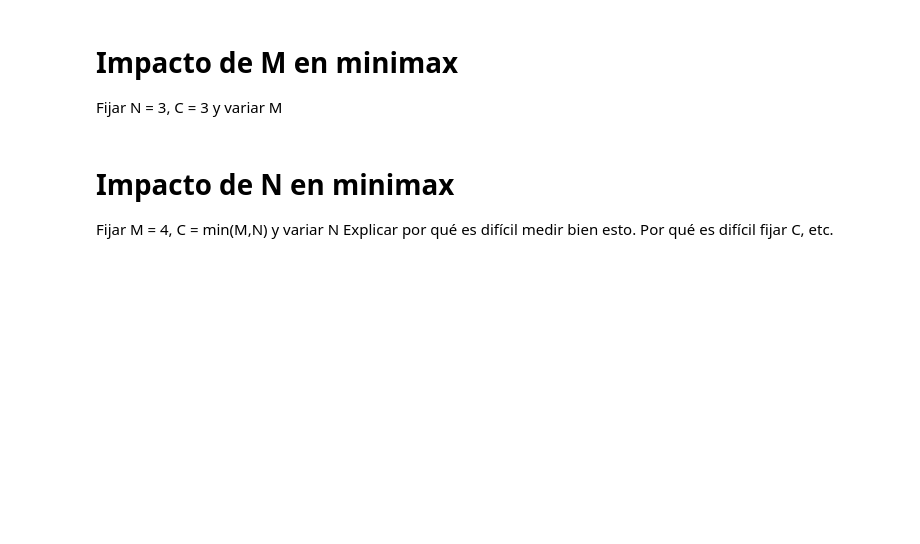
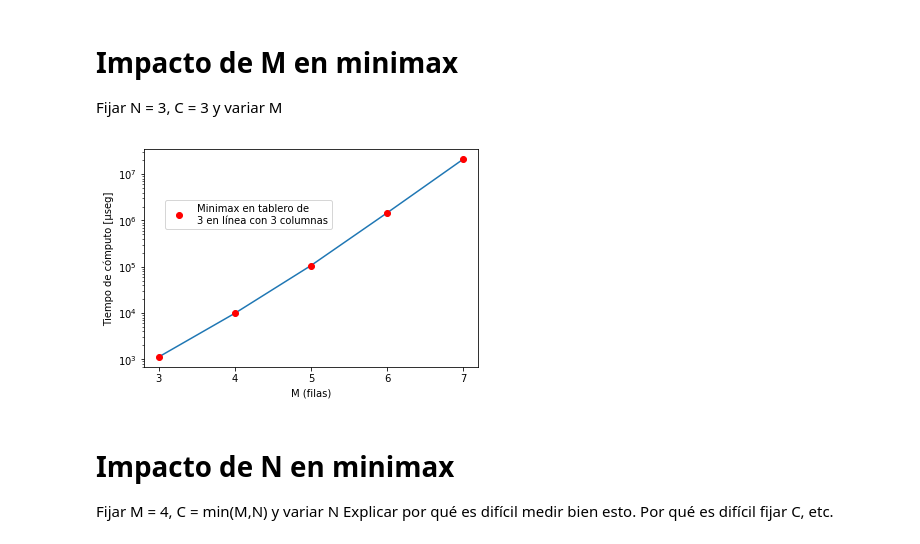
Before and after one commit to npazosmendez/connect4-AI, a Jupyter notebook: mediciones/exp_minimax.ipynb, the cells around one changed output. Cells and saved outputs as stored; diff of their text form; code cells hidden in the pictures; blank space fills up the shorter version.

```diff
--- a/mediciones/exp_minimax.ipynb
+++ b/mediciones/exp_minimax.ipynb
@@ -80,19 +82,21 @@ np.save('save/tiempos_M_minimax.npy',tiempos)
 # %%
 tiempos = np.load('save/tiempos_M_minimax.npy')
 MM = [3,4,5,6,7]
 # Format plot
 plt.figure()
 plt.xticks(MM)
 plt.yscale('log')
 plt.xlabel('M (filas)')
-plt.ylabel('Tiempo de cómputo [microsegundos]')
+plt.ylabel('Tiempo de cómputo [μseg]')
 
 # Data
 plt.plot(MM,tiempos)
-plt.plot(MM,tiempos,'ro',label='Tablero de 3 en línea \ncon 3 columnas')
+plt.plot(MM,tiempos,'ro',label='Minimax en tablero de \n3 en línea con 3 columnas')
 plt.legend(loc='center left',bbox_to_anchor=(0.05,0.7))
 plt.savefig('plots/minimax_M.pdf')
 plt.show()
+# %% [output]
+[figure, added]
 # %% [markdown]
 # Impacto de N en minimax
 Fijar M = 4, C = min(M,N) y variar N
```
Also changed, not shown: parts of 7 cells of this notebook, 6 other files.
